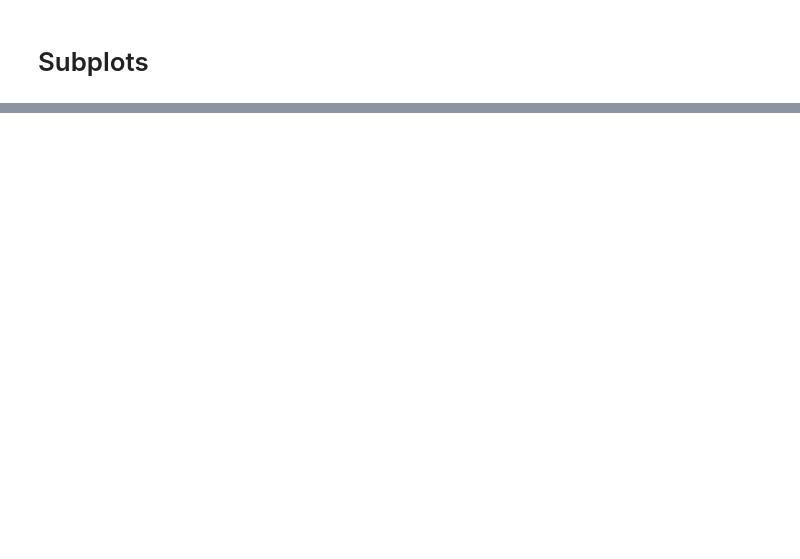
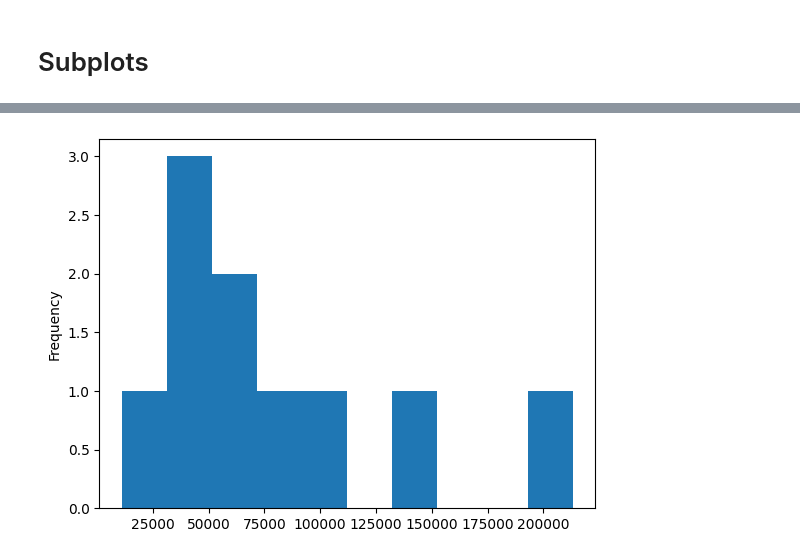
Before and after one commit to aman-mishra-02/Machine-Learning, a Jupyter notebook: Matplotlib/Matplotlip.ipynb, the cells around one changed output, grey strips where cells are left out. Cells and saved outputs as stored; diff of their text form; code cells hidden in the pictures; blank space fills up the shorter version.

```diff
--- a/Matplotlib/Matplotlip.ipynb
+++ b/Matplotlib/Matplotlip.ipynb
@@ -87,0 +162,4 @@ ax[1,1].hist(np.random.random(1000));
+# %%
+car['Odometer (KM)'].plot.hist(bins = 10);
+# %% [output]
+[figure, added]
```
Also changed, not shown: parts of 21 cells of this notebook, 2 other files.
